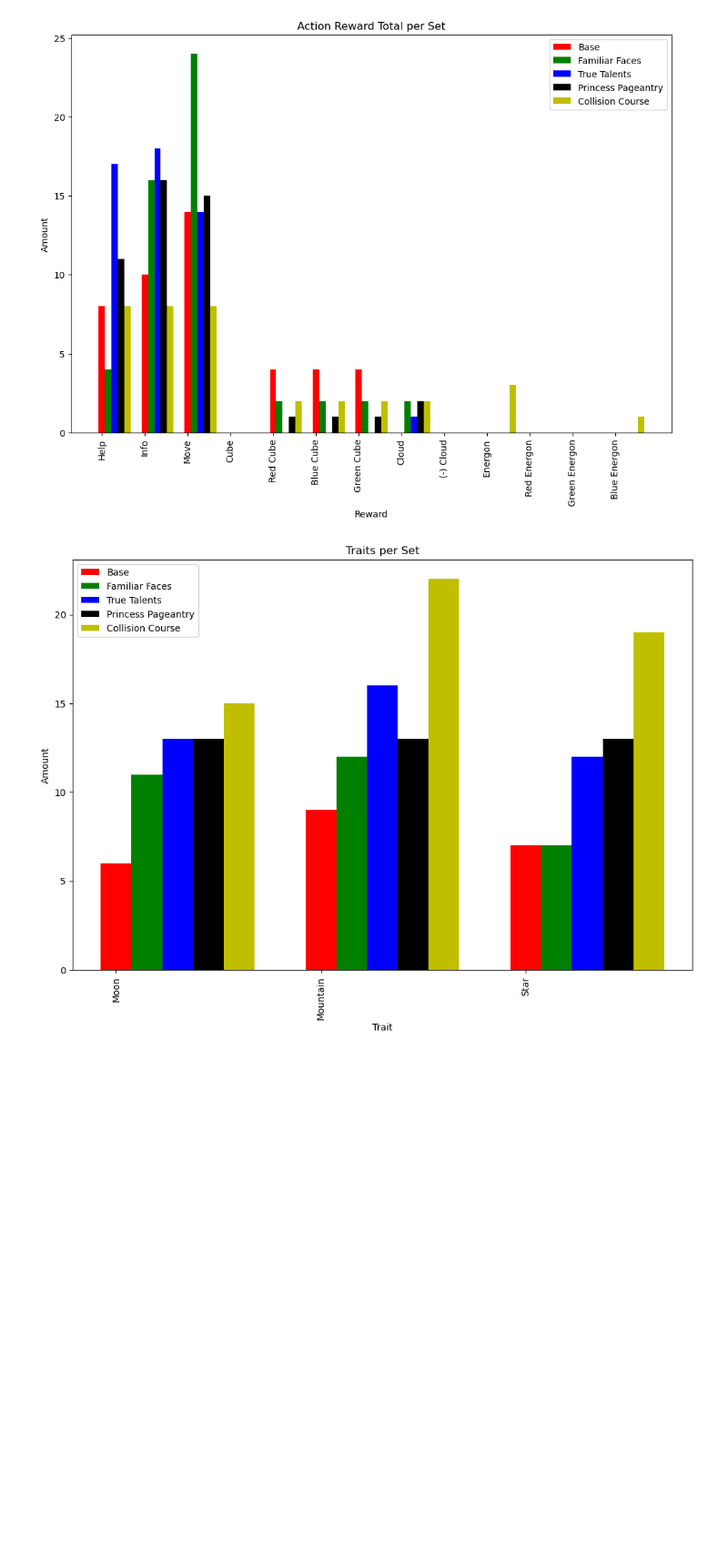
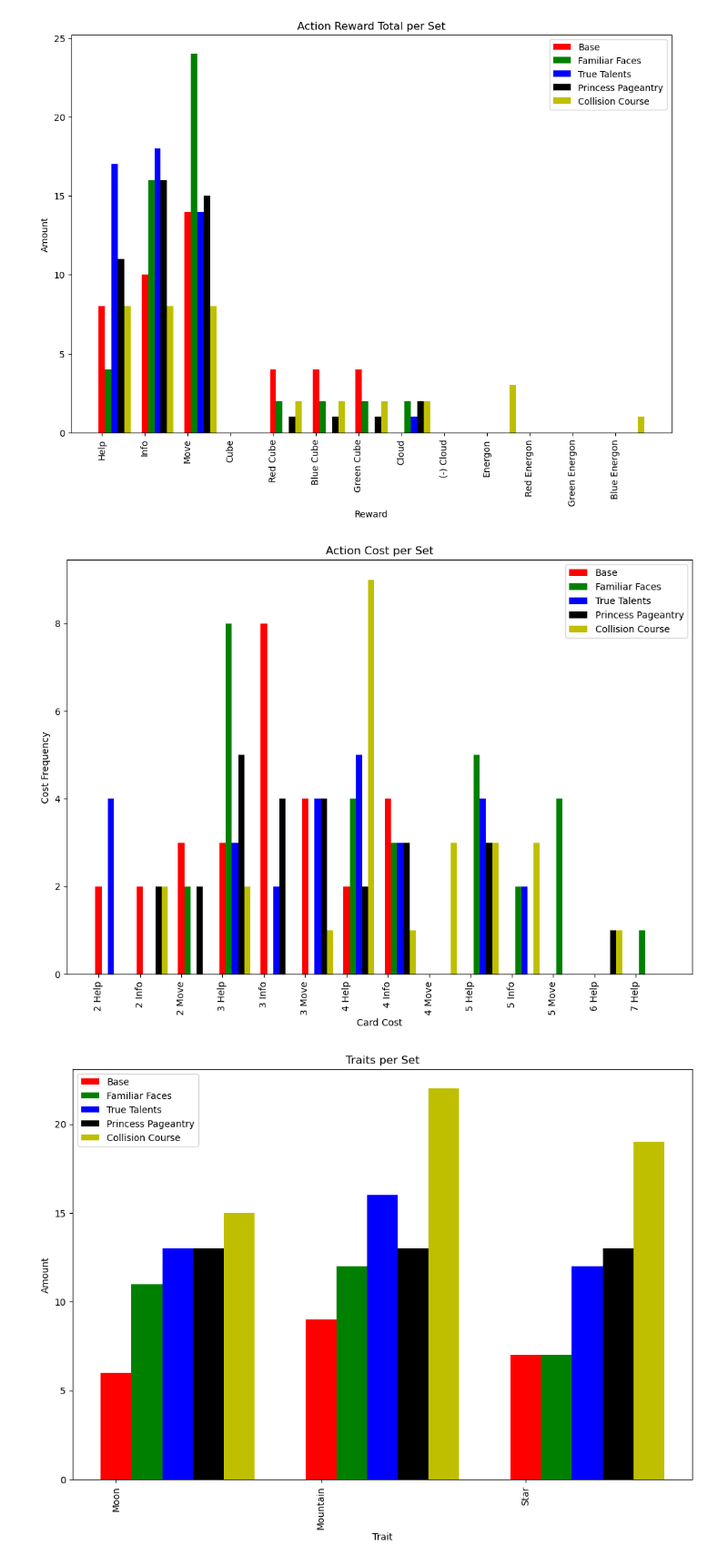
Before and after one commit to XBigTK13X/jupyter-mlp-aie, a Jupyter notebook: MLP.ipynb, the cells around one changed output. Shown: that part at 91% size. Drawn from its saved outputs; the diff is of its cells as text; code cells hidden in the pictures; blank space fills up the shorter version.

```diff
--- a/MLP.ipynb
+++ b/MLP.ipynb
@@ -240,4 +307,56 @@ plotlib.xticks(ind,action_keys,rotation=90)
 plotlib.show()
 # %% [output]
 [figure]
+# %%
+actions = pandas.read_csv('data/MLP Adventures Card Distribution - Action.csv')
+action_sets = {}
+lookup_keys = []
+for index,row in actions.iterrows():
+    if not row['Set'] in action_sets:
+        action_sets[row['Set']] = {}
+    if pandas.isna(row['Cost']):
+        continue
+    amounts,kinds = parse_mlp(row['Cost'],'whole')
+    for ii in range(0,len(amounts)):
+        amount = amounts[ii]
+        kind = kinds[ii]
+        if not kind in lookup_keys:
+            lookup_keys.append(kind)
+        if not kind in action_sets[row['Set']]:
+            action_sets[row['Set']][kind] = 0
+        if kind == 'Cloud' and amount < 0:
+            if not '(-) Cloud' in  action_sets[row['Set']]:
+                 action_sets[row['Set']]['(-) Cloud'] = 0
+            action_sets[row['Set']]['(-) Cloud'] += amount * row['Copies']
+        else:
+            action_sets[row['Set']][kind] += amount * row['Copies']
+
+action_names = allies['Set'].unique().tolist()
+action_rewards = []
+action_keys=lookup_keys
+action_keys.sort()
+
+for action_name in action_names:
+    rewards = []
+    for action_key in action_keys:
+        if action_key in action_sets[action_name]:
+            rewards.append(action_sets[action_name][action_key])
+        else:
+            rewards.append(0)
+    action_rewards.append(rewards)
+plotlib.figure()
+plotlib.title('Action Cost Frequency per Set')
+bar_width = .15
+colors = ['r','g','b','k','y']
+import numpy
+ind = numpy.arange(len(action_keys))
+for ii in range(0,len(action_names)):
+    plotlib.bar(ind+bar_width*ii,action_rewards[ii],label=action_names[ii],color=colors[ii],width=bar_width)
+plotlib.legend(loc='best')
+plotlib.xlabel('Card Cost')
+plotlib.ylabel('Cost Frequency')
+plotlib.xticks(ind,action_keys,rotation=90)
+plotlib.show()
+# %% [output]
+[figure, added]
 # %%
```
Also changed, not shown: parts of 10 cells of this notebook, 1 other file.
